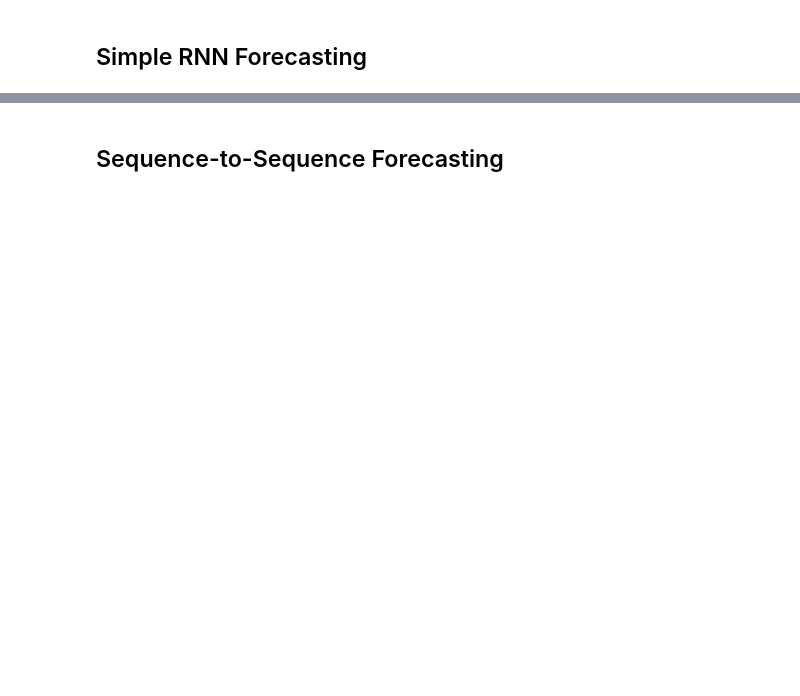
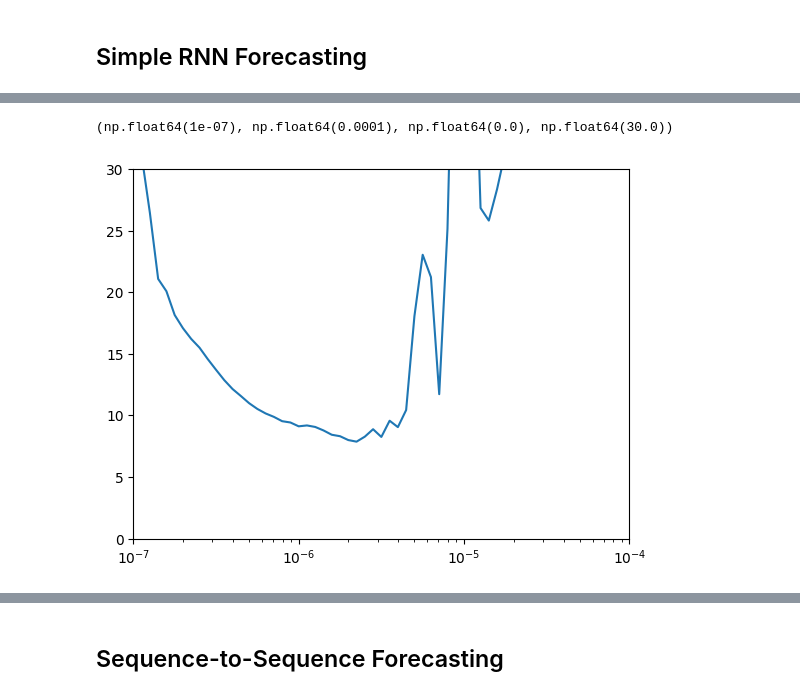
Before and after one commit to yjchen9596/tensorflow-for-deep-learning, a Jupyter notebook: l08c06_forecasting_with_rnn.ipynb, the cells around one changed output, grey strips where cells are left out. Saved outputs shown, nothing was run; the diff lists cells and outputs as text; code cells hidden in the pictures; blank space fills up the shorter version.

```diff
--- a/l08c06_forecasting_with_rnn.ipynb
+++ b/l08c06_forecasting_with_rnn.ipynb
@@ -34,6 +34,13 @@ import tensorflow as tf
 
 keras = tf.keras
 # %%
+# Re-run this cell and all subsequent cells
+import numpy as np
+import matplotlib.pyplot as plt
+import tensorflow as tf
+
+keras = tf.keras
+
 def plot_series(time, series, format="-", start=0, end=None, label=None):
     plt.plot(time[start:end], series[start:end], format, label=label)
     plt.xlabel("Time")
@@ -75,6 +82,10 @@ def window_dataset(series, window_size, batch_size=32,
     return dataset
 
 def model_forecast(model, series, window_size):
+    # Explicitly import tf within the function to ensure its availability
+    # This import was already present, but re-running the setup should ensure
+    # tf is globally available before model loading.
+    import tensorflow as tf
     ds = tf.data.Dataset.from_tensor_slices(series)
     ds = ds.window(window_size, shift=1, drop_remainder=True)
     ds = ds.flat_map(lambda w: w.batch(window_size))
@@ -110,20 +123,20 @@ keras.backend.clear_session()
 tf.random.set_seed(42)
 np.random.seed(42)
 
-window_size = 30
+window_size = 30 #30days
 train_set = window_dataset(x_train, window_size, batch_size=128)
 
 model = keras.models.Sequential([
-  keras.layers.Lambda(lambda x: tf.expand_dims(x, axis=-1),
-                      input_shape=[None]),
-  keras.layers.SimpleRNN(100, return_sequences=True),
+  keras.layers.Lambda(lambda x: tf.expand_dims(x, axis=-1), #use lambda to expand the input batchs to add the dimension the size is 1.
+                      input_shape=[None]), #any length
+  keras.layers.SimpleRNN(100, return_sequences=True), # 100 units/neurons
   keras.layers.SimpleRNN(100),
   keras.layers.Dense(1),
-  keras.layers.Lambda(lambda x: x * 200.0)
+  keras.layers.Lambda(lambda x: x * 200.0) # do this because the input is not scaled at all and they are fairly large, by multiplying 200, we let the model to use fiarly small weights and yet produce fairly large outputs. this helps stablize the network
 ])
 lr_schedule = keras.callbacks.LearningRateScheduler(
     lambda epoch: 1e-7 * 10**(epoch / 20))
-optimizer = keras.optimizers.SGD(lr=1e-7, momentum=0.9)
+optimizer = keras.optimizers.SGD(learning_rate=1e-7, momentum=0.9)
 model.compile(loss=keras.losses.Huber(),
               optimizer=optimizer,
               metrics=["mae"])
@@ -131,4 +165,7 @@ history = model.fit(train_set, epochs=100, callbacks=[lr_schedule])
 # %%
-plt.semilogx(history.history["lr"], history.history["loss"])
+plt.semilogx(history.history["learning_rate"], history.history["loss"])
 plt.axis([1e-7, 1e-4, 0, 30])
+# %% [output]
+(np.float64(1e-07), np.float64(0.0001), np.float64(0.0), np.float64(30.0))
+[figure, added]
 # %%
```
Also changed, not shown: parts of 17 cells of this notebook.
